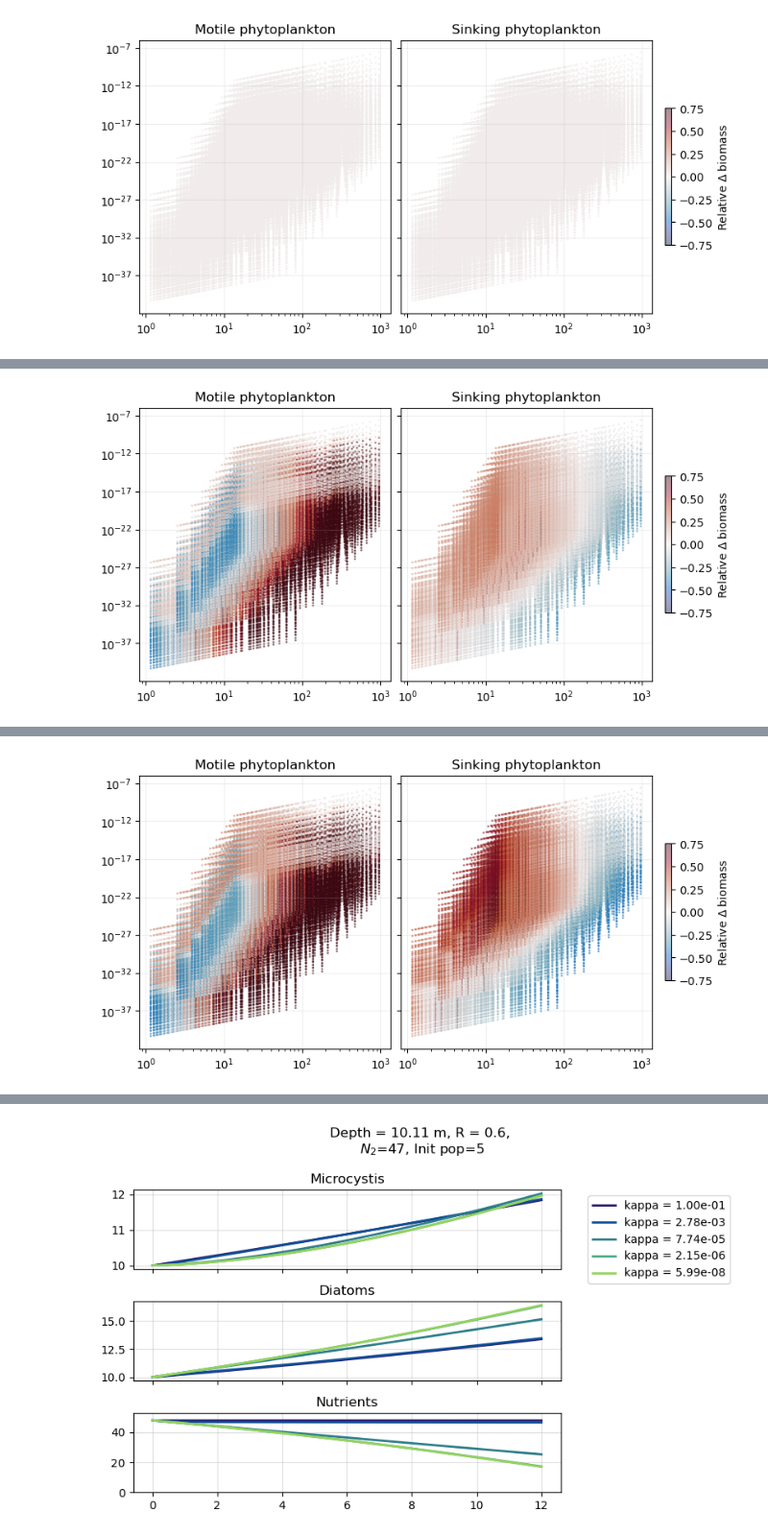
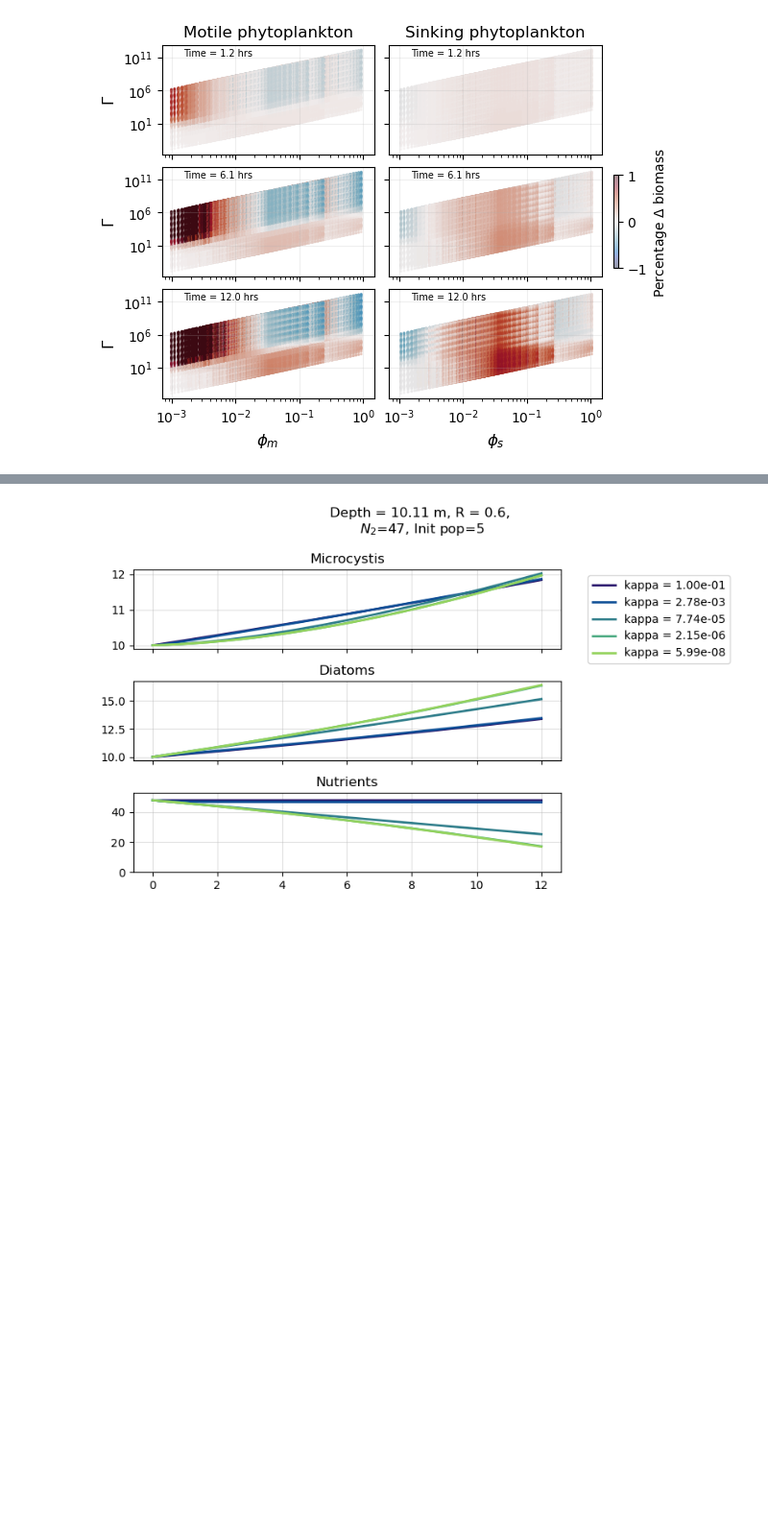
Before and after one commit to sienna-white/box_model, a Jupyter notebook: two_species.ipynb, the cells around one changed output, grey strips where cells are left out. Shown at 96% size. Saved outputs shown, nothing was run; the diff lists cells and outputs as text; code cells hidden in the pictures; blank space fills up the shorter version.

```diff
--- a/two_species.ipynb
+++ b/two_species.ipynb
@@ -73,7 +73,14 @@ uptake_m = 2.23e-6 * 16
 
 # dst0 = dst
 
-for T in range(0, NT, 20):
+grid_size = NT // 20  + 1
+fig, axs = plt.subplots(nrows=grid_size, ncols=2, figsize=(6, 1.5*grid_size), sharex=True, sharey=True, constrained_layout=True)
+# axs = axs.flatten()
+vmin, vmax = -1, 1
+
+for i,T in enumerate([5, 25, 49]):
+    hr = dst.t.values[T] * 1/3600
+
     dst0 = dst.isel(t=T)
 
     P0 = dst0.m1.init * 2e6
@@ -81,17 +88,20 @@ for T in range(0, NT, 20):
     R = dst0.ratio
     H = dst0.depth
     kappa = dst0.kappa
-    # uptake = pm.gamma_d / (init) * (pm.beta + pm.alpha)
 
     # MICROCYSTIS ****************************************************************
-    growth = (1/(1 + n2/pm.gamma_m)) *pm.alpha  + (1/(1 + n2/pm.gamma_d)) * (pm.beta)
-    uptake = (1/(1 + n2/pm.gamma_d)) * (uptake_d * P0)/ n2
-    adv  = pm.wd/(R * H)
+    # uptake = (1/(1 + n2/pm.gamma_d)) * (uptake_d * P0)/ n2
+    growth_m = (1/(1 + n2/pm.gamma_m)) *pm.alpha
+    growth_d = (1/(1 + n2/pm.gamma_d)) * (pm.beta)
+    growth = growth_m + growth_d
+    uptake = (1/(1 + n2/pm.gamma_d)) * (uptake_d * P0)/ n2  + (1/(1 + n2/pm.gamma_m)) * (uptake_m * P0)/ n2
+    adv_m  = pm.wd/(R * H)
+    adv_d  = pm.wd/(R * H)
+    # adv  = pm.wd/(R * H)
     diff = kappa/(R * H)**2
-    print((uptake_d + uptake_m) * P0)
 
-    ndx =    adv/growth #dst0.n2/(pm.gamma_m + dst0.n2) *  uptake_d * init # (dst0.depth  * dst0.ratio)
-    ndy =    diff/uptake #/growth #resupply #adv/growth #$ (dst0.kappa * init/ pm.wd)   # * pm.alpha * pm.n2  / pm.gamma_d
+    ndx =    growth_m/adv_m #dst0.n2/(pm.gamma_m + dst0.n2) *  uptake_d * init # (dst0.depth  * dst0.ratio)
+    ndy =    uptake/diff #/growth #resupply #adv/growth #$ (dst0.kappa * init/ pm.wd)   # * pm.alpha * pm.n2  / pm.gamma_d
 
     ndx = ndx.broadcast_like(dst0.m1)
     ndy = ndy.broadcast_like(dst0.m1)
@@ -99,24 +109,32 @@ for T in range(0, NT, 20):
     biomass_m = (dst0.m1  + dst0.m2 - P0) / (P0)
     biomass_d = (dst0.d1  + dst0.d2 - P0) / (P0)
 
-    fig, axs = plt.subplots(nrows=1, ncols=2, figsize=(8, 4), sharex=True, sharey=True, constrained_layout=True)
-    axs = axs.flatten()
+    axs[i,0].scatter(ndx, ndy, c=biomass_m, cmap=cmo.cm.balance, vmin=vmin, vmax=vmax, s=1, alpha=0.45)
 
-    axs[0].scatter(ndx, ndy, c=biomass_m, cmap=cmo.cm.balance, vmin=-0.75, vmax=0.75, s=1, alpha=0.45)
-    h= axs[1].scatter(ndx, ndy, c=biomass_d, cmap=cmo.cm.balance, vmin=-0.75, vmax=0.75, s=1, alpha=0.45)
+    ndx =    growth_d/adv_d #dst0.n2/(pm.gamma_m + dst0.n2) *  uptake_d * init # (dst0.depth  * dst0.ratio)
+    ndy =    uptake/diff #/growth #resupply #adv/growth #$ (dst0.kappa * init/ pm.wd)   # * pm.alpha * pm.n2  / pm.gamma_d
 
-    for ax in axs:
-        ax.set_xscale("log")
-        ax.set_yscale("log")
-        ax.grid(alpha=0.2)
-        # ax.hlines(1, 1e-3, 1e3, colors="k", linestyles="dashed", alpha=0.5)
-        # ax.vlines(1, 1e-3, 1e3, colors="k", linestyles="dashed", alpha=0.5)
+    ndx = ndx.broadcast_like(dst0.m1)
+    ndy = ndy.broadcast_like(dst0.m1)
 
-    axs[0].set_title("Motile phytoplankton")
-    axs[1].set_title("Sinking phytoplankton")
-    # axs[0].set_xlabel(r"$ \frac{P_0 U_d}{\gamma_d} \cdot \frac{RH}{w_s}$", fontsize=16)
-    # axs[1].set_xlabel(r"$ \frac{P_0 U_d}{\gamma_d} \cdot \frac{RH}{w_s}$", fontsize=16)
-    # axs[0].set_ylabel(r"$ \frac{\gamma_d}{N_2} \cdot \frac{\kappa}{w_d}$", fontsize=16)
-    plt.colorbar(h, shrink=0.5, label=r"Relative $\Delta$ biomass")
-    plt.show()
+    h= axs[i,1].scatter(ndx, ndy, c=biomass_d, cmap=cmo.cm.balance, vmin=vmin, vmax=vmax, s=1, alpha=0.45)
+    axs[i,1].annotate("Time = %2.1f hrs" % hr, xy=(0.1, 0.9), xycoords="axes fraction", fontsize=7) #, fontweight="bold")
+    axs[i,0].annotate("Time = %2.1f hrs" % hr, xy=(0.1, 0.9), xycoords="axes fraction", fontsize=7) #, fontweight="bold")
+
+for ax in axs.flatten():
+    ax.set_xscale("log")
+    ax.set_yscale("log")
+    ax.grid(alpha=0.2) # which="both") #, linestyle="--", linewidth=0.5)
+
+axs[0,0].set_title("Motile phytoplankton")
+axs[0,1].set_title("Sinking phytoplankton")
+axs[-1,1].set_xlabel(r"$\phi_s$", fontsize=12)
+axs[-1,0].set_xlabel(r"$\phi_m$", fontsize=12)
+
+axs[0, 0].set_ylabel(r"$\Gamma$", fontsize=12)
+axs[1, 0].set_ylabel(r"$\Gamma$", fontsize=12)
+axs[2, 0].set_ylabel(r"$\Gamma$", fontsize=12)
+
+plt.colorbar(h, shrink=0.85, label=r"Percentage $\Delta$ biomass", ax=axs[1,1])
+fig.savefig("two_species_nd.png", dpi=300)
 # %% [output]
@@ -140 +141 @@ Coordinates:
-[figure, old version]
+[figure, new version]
@@ -158 +141,0 @@ Coordinates:
-[figure, removed]
@@ -176 +141,0 @@ Coordinates:
-[figure, removed]
```
Also changed, not shown: parts of 6 cells of this notebook, 1 other file.
